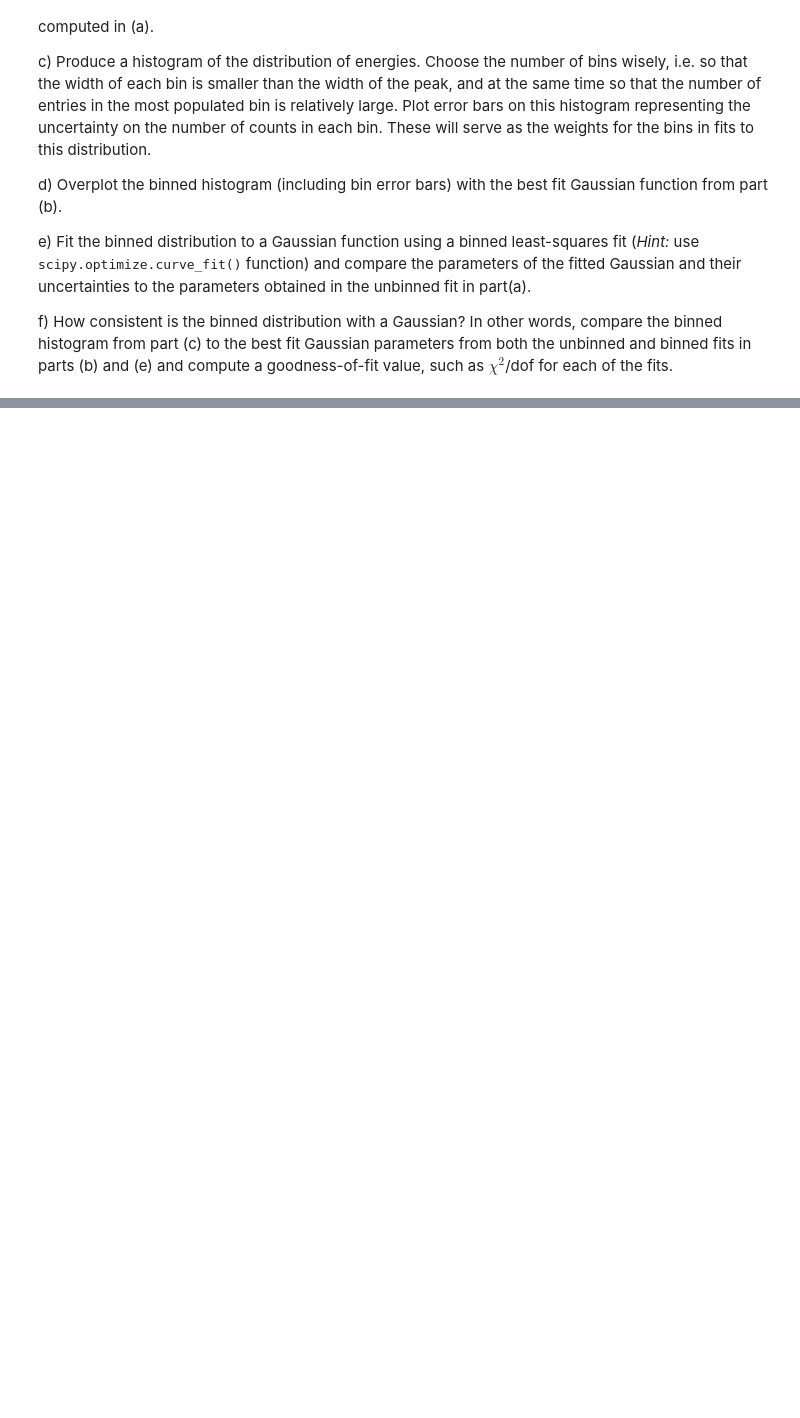
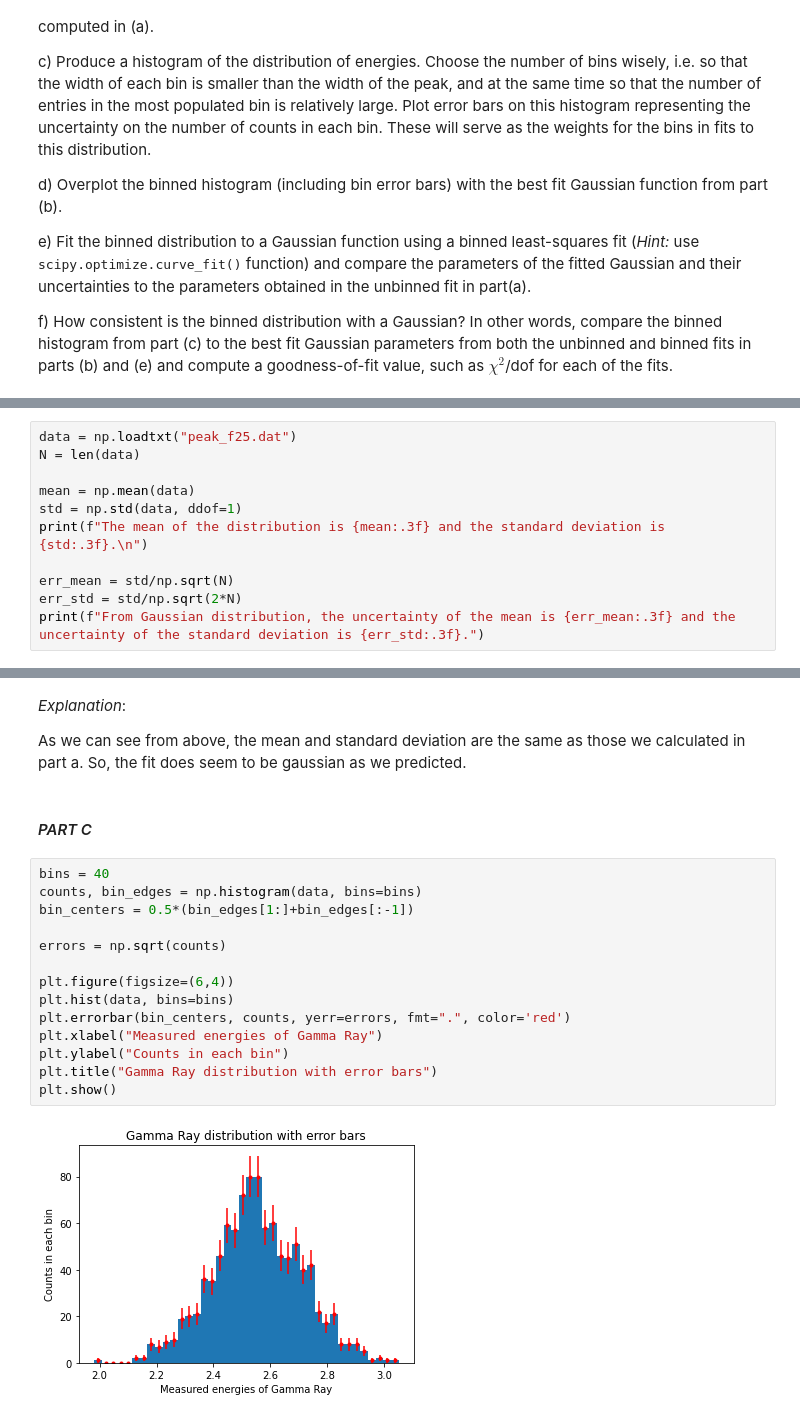
Before and after one commit to amashaperera3/PHYS111B-Lab, a Jupyter notebook: EAX/EAX_F25.ipynb, the cells around one changed output, grey strips where cells are left out. Drawn from its saved outputs; the diff is of its cells as text; blank space fills up the shorter version.

```diff
--- a/EAX/EAX_F25.ipynb
+++ b/EAX/EAX_F25.ipynb
@@ -84,0 +257,11 @@ f) How consistent is the binned distribution with a Gaussian? In other words, co
+# %%
+data = np.loadtxt("peak_f25.dat")
+N = len(data)
+
+mean = np.mean(data)
+std = np.std(data, ddof=1)
+print(f"The mean of the distribution is {mean:.3f} and the standard deviation is {std:.3f}.\n")
+
+err_mean = std/np.sqrt(N)
+err_std = std/np.sqrt(2*N)
+print(f"From Gaussian distribution, the uncertainty of the mean is {err_mean:.3f} and the uncertainty of the standard deviation is {err_std:.3f}.")
@@ -84,0 +287,22 @@ f) How consistent is the binned distribution with a Gaussian? In other words, co
+# %% [markdown]
+*Explanation*:
+
+As we can see from above, the mean and standard deviation are the same as those we calculated in part a. So, the fit does seem to be gaussian as we predicted.
+# %% [markdown]
+#### *PART C* ####
+# %%
+bins = 40
+counts, bin_edges = np.histogram(data, bins=bins)
+bin_centers = 0.5*(bin_edges[1:]+bin_edges[:-1])
+
+errors = np.sqrt(counts)
+
+plt.figure(figsize=(6,4))
+plt.hist(data, bins=bins)
+plt.errorbar(bin_centers, counts, yerr=errors, fmt=".", color='red')
+plt.xlabel("Measured energies of Gamma Ray")
+plt.ylabel("Counts in each bin")
+plt.title("Gamma Ray distribution with error bars")
+plt.show()
+# %% [output]
+[figure, added]
```
Also changed, not shown: parts of 35 cells of this notebook.
